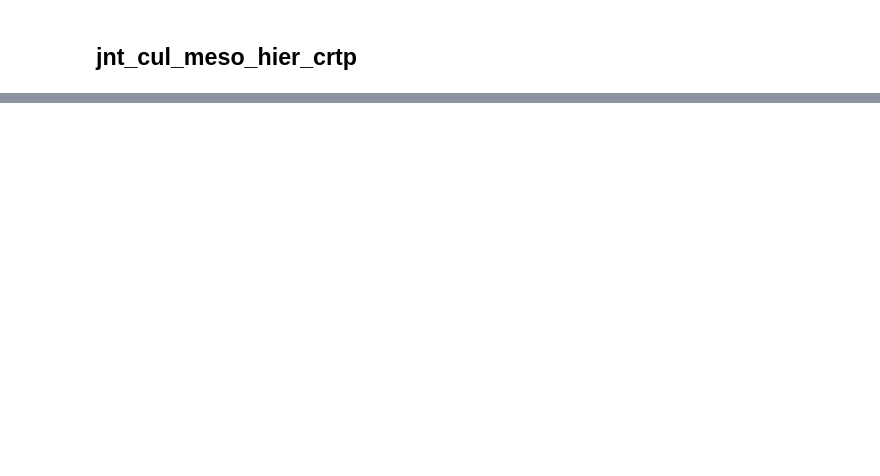
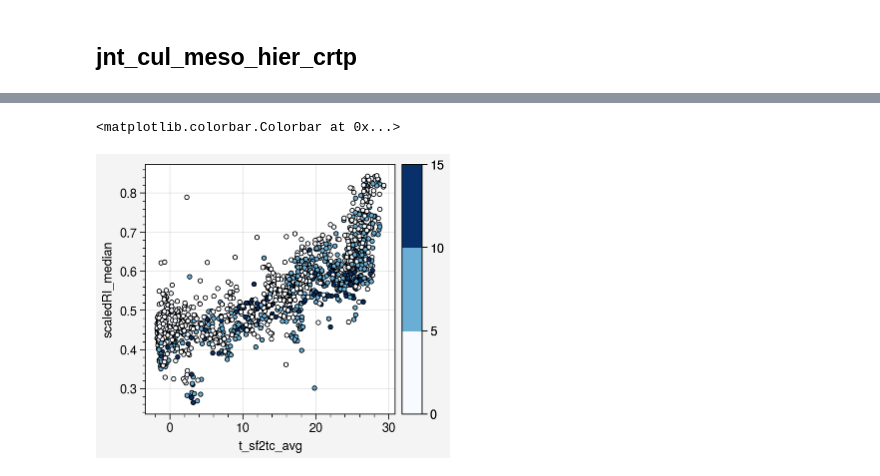
Before and after one commit to PaleoLipidRR/TEXAS, a Jupyter notebook: ipynb_files/culRI-Bayesian_models.ipynb, the cells around one changed output, grey strips where cells are left out. Cells and saved outputs as stored; diff of their text form; code cells hidden in the pictures; blank space fills up the shorter version.

```diff
--- a/ipynb_files/culRI-Bayesian_models.ipynb
+++ b/ipynb_files/culRI-Bayesian_models.ipynb
@@ -1617 +1698,13 @@ fig, axes = dv.plot_prior_distributions(
+# %%
+fig,  axs = plot.subplots()
+
+ax = axs[0]
+plot_x = coretop_df['t_sf2tc_avg']
+plot_y = coretop_df['scaledRI_median']
+plot_c = coretop_df['gdgt23ratio_median']
+m = ax.scatter(plot_x, plot_y, s=10, c=plot_c, mec='k', cmap='blues', levels=[0,5,10,15], label='Core-top data')
+ax.colorbar(m, loc='r')
+# %% [output]
+<matplotlib.colorbar.Colorbar at 0x...>
+[figure, added]
 # %%
```
Also changed, not shown: parts of 24 cells of this notebook, 37 other files.
